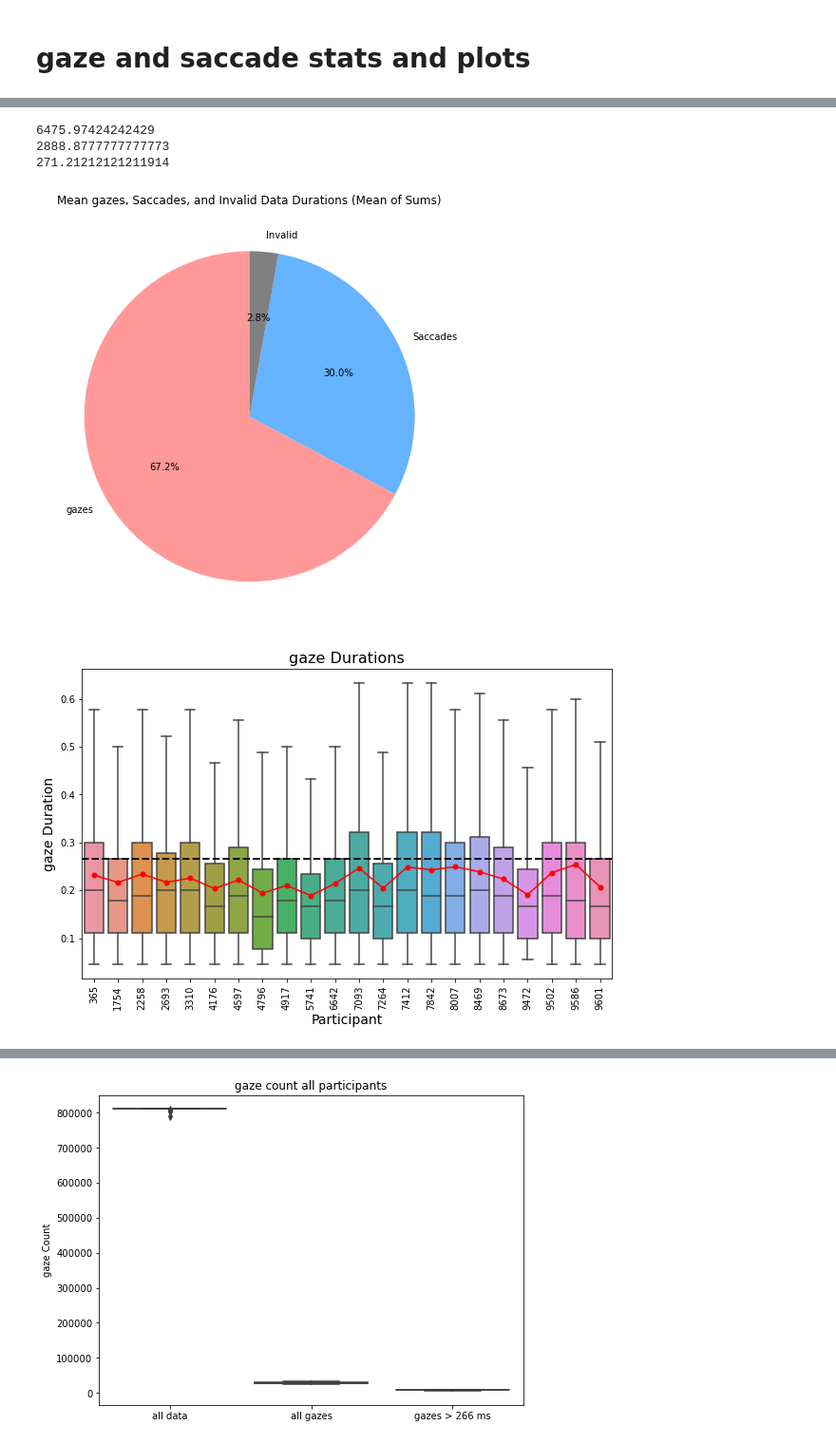
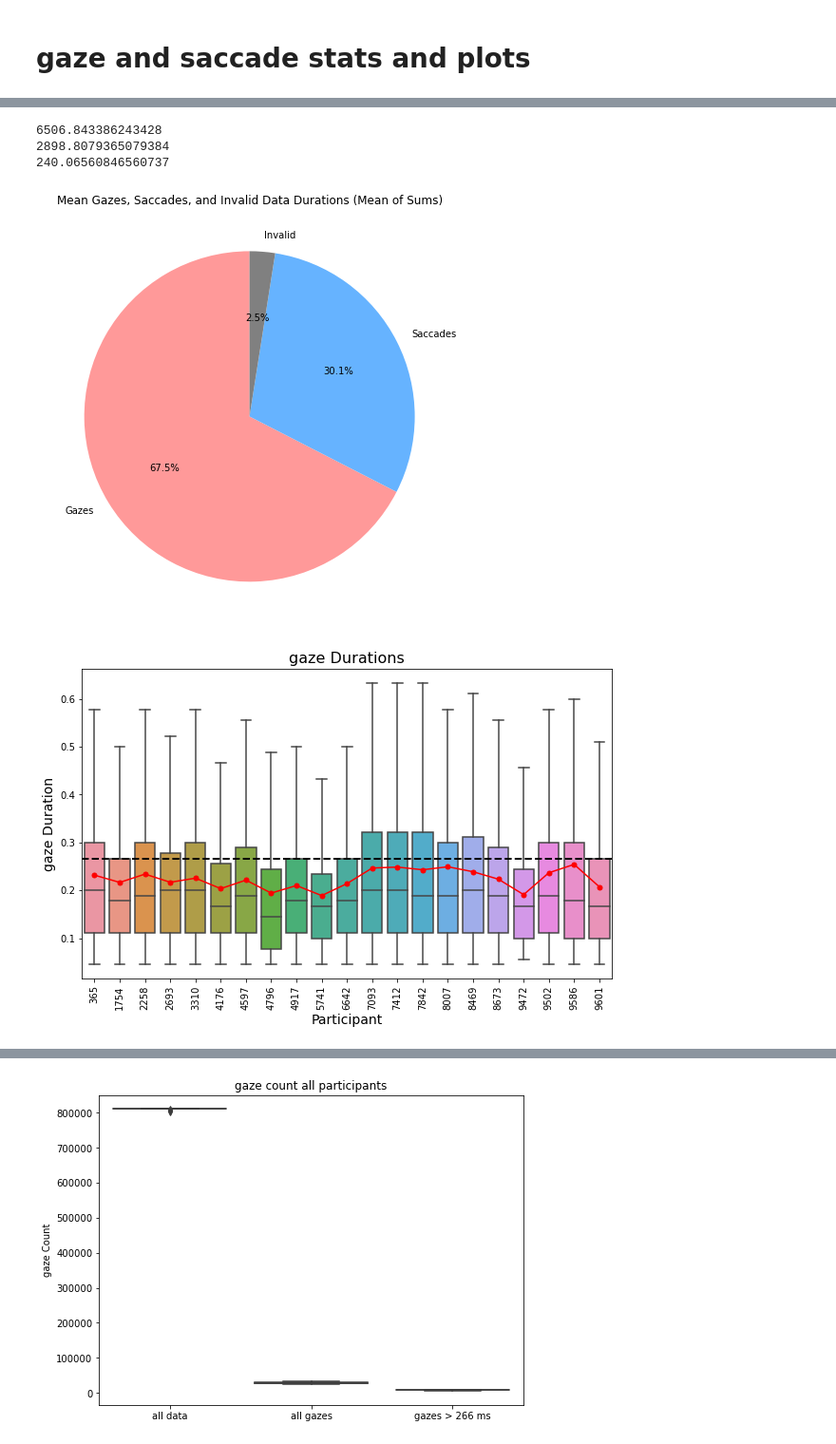
Before and after one commit to JasminLWalter/VR-EyeTracking-GraphTheory, a Jupyter notebook: GraphTheory_ET_VR_Westbrueck/Pre-processing2023/Human_A/Analysis_final_gaze_processing_HA.ipynb, the cells around one changed output, grey strips where cells are left out. Shown at 95% size. Cells and saved outputs as stored; diff of their text form; code cells hidden in the pictures.

Commit message:
adapted part list

```diff
--- a/GraphTheory_ET_VR_Westbrueck/Pre-processing2023/Human_A/Analysis_final_gaze_processing_HA.ipynb
+++ b/GraphTheory_ET_VR_Westbrueck/Pre-processing2023/Human_A/Analysis_final_gaze_processing_HA.ipynb
@@ -116,8 +116,11 @@ data_savepath_plots= "D:/Jasmin/Human_A_Data/Experiment1/Exploration_short/pre-p
 # os.chdir(r'F:\WestbrookProject\SpaRe_Data\pre-processed_csv\')
 # %%
 # Participant list of all participants that participated 5 sessions x 30 min
-# in Westbrook city - HumanA version with agents
-PartList = [365, 1754, 2258, 2693, 3310, 4176, 4597, 4796, 4917, 5741, 6642, 7093, 7264, 7412, 7842, 8007, 8469, 8673, 9472, 9502, 9586, 9601]
+# in Westbrook city - HumanA version with agents all 22 participants
+# PartList = [365, 1754, 2258, 2693, 3310, 4176, 4597, 4796, 4917, 5741, 6642, 7093, 7264, 7412, 7842, 8007, 8469, 8673, 9472, 9502, 9586, 9601]
+
+# HumanA modified participant list with the remaining 21 participants (removed participants 7264)
+PartList = [365, 1754, 2258, 2693, 3310, 4176, 4597, 4796, 4917, 5741, 6642, 7093, 7412, 7842, 8007, 8469, 8673, 9472, 9502, 9586, 9601]
 
 print(len(PartList),'participants')
 # %% [output]
@@ -133,9 +136,9 @@ gaze_lengths = pd.DataFrame()
 saccade_lengths = pd.DataFrame()
 noData_lengths = pd.DataFrame()
 
+checkSmallGazeIndex = pd.DataFrame()
+
 event4_overview = pd.DataFrame()
-
-
 
 dataLength_overview = pd.DataFrame()
 
@@ -166,6 +169,8 @@ for indexPart, currentPart in enumerate(parts_pbar):
     fix_NH_durations = []
     dataLength = []
     event4Lengths = []
+
+    checkSmallGazeIndex_dur = []
 
     sessions = list(range(1,6))
 #     sessions = list(range(2,3))
@@ -227,6 +232,8 @@ for indexPart, currentPart in enumerate(parts_pbar):
             sacc_length = data.loc[data['events'] == 1.0, 'length']
             noD_length =  data.loc[data['events'] == 3.0, 'length']
 
+            # Filter to identify lengths smaller than 0.04 and save the indexes
+            below_min_indexes = fix_length[fix_length < 0.04]
 
             gaze_durations.extend(fix_length)
             saccade_durations.extend(sacc_length)
@@ -234,6 +241,8 @@ for indexPart, currentPart in enumerate(parts_pbar):
 
             dataLength.append(len(data))  # Append to the list directly
             event4Lengths.append(data['length'].iloc[0])
+
+            checkSmallGazeIndex_dur.extend(below_min_indexes)
 
     # Function to extend DataFrame with NaNs
     def extend_df(df, target_length):
@@ -264,10 +273,16 @@ for indexPart, currentPart in enumerate(parts_pbar):
     dataLength_overview = extend_df(dataLength_overview, max_length_dataLength)
     dataLength_overview[currentPart] = pd.Series(dataLength)
 
-    # Extend dataLength_overview DataFrame if necessary
+        # Extend dataLength_overview DataFrame if necessary
     max_length_event4Lengths = len(event4Lengths)
     event4_overview = extend_df(event4_overview, max_length_event4Lengths)
     event4_overview[currentPart] = pd.Series(event4Lengths)
+
+
+    # Extend gaze_lengths DataFrame if necessary
+    max_length_ind = len(checkSmallGazeIndex_dur)
+    gcheckSmallGazeIndex = extend_df(checkSmallGazeIndex, max_length_ind)
+    checkSmallGazeIndex[currentPart] = pd.Series(checkSmallGazeIndex_dur)
 
 
 
@@ -997,12 +1198,12 @@ print(noData_mean_of_sums)
 mean_sums = [gaze_mean_of_sums, saccade_mean_of_sums, noData_mean_of_sums]
 
 # Define labels for the pie chart
-labels = ['gazes', 'Saccades', 'Invalid']
+labels = ['Gazes', 'Saccades', 'Invalid']
 
 # Plot the pie chart
 plt.figure(figsize=(8, 8))
 plt.pie(mean_sums, labels=labels, autopct='%1.1f%%', startangle=90, colors=['#ff9999','#66b3ff','grey'])
-plt.title('Mean gazes, Saccades, and Invalid Data Durations (Mean of Sums)')
+plt.title('Mean Gazes, Saccades, and Invalid Data Durations (Mean of Sums)')
 
 
 # Combine the save path and filename
@@ -1015,10 +1216,10 @@ plt.savefig(full_save_path, dpi=300, bbox_inches='tight')
 # Show the figure
 plt.show()
 # %% [output]
-6475.97424242429
-2888.8777777777773
-271.21212121211914
+6506.843386243428
+2898.8079365079384
+240.06560846560737
-[figure, old version]
+[figure, new version]
 # %%
 # Assuming you have dataframes: gaze_lengths
 
@@ -1029,35 +1230,35 @@ gaze_long_format = gaze_lengths.melt(var_name='Participant', value_name='gaze_Du
 
 plt.figure(figsize=(10, 6))
 
 # Plot boxplots for each participant
 ax = sns.boxplot(x='Participant', y='gaze_Duration', data=gaze_long_format, showfliers=False)
 
 # Calculate and plot means
 means = gaze_lengths.mean()
 ax.plot(range(len(means)), means, marker='o', markersize=5, color='red', linestyle='-', label='Mean')
 
 # Plot the 0.25 threshold line
-plt.axhline(y=0.2666, color='black', linestyle='--', linewidth=2, label='0.266.6 Threshold')
+plt.axhline(y=0.2666, color='black', linestyle='--', linewidth=2, label='266.6 ms Threshold')
 
 # Add labels and title
 plt.xlabel('Participant', fontsize=14)
 plt.ylabel('gaze Duration', fontsize=14)
 plt.title('gaze Durations', fontsize=16)
 
 # Rotate x-axis labels vertically
 plt.xticks(rotation=90)
 
 
 filename = 'gaze_durations_boxplots.png'
 full_save_path = os.path.join(data_savepath_plots, filename)
 
 # Save the figure
 plt.savefig(full_save_path, dpi=300, bbox_inches='tight')
 
 # Show the plot
 plt.show()
 # %% [output]
-[figure, old version]
+[figure, new version]
 # %%
 
 # Calculate the mean gaze duration for each participant
```
Also changed, not shown: parts of 72 cells of this notebook.
